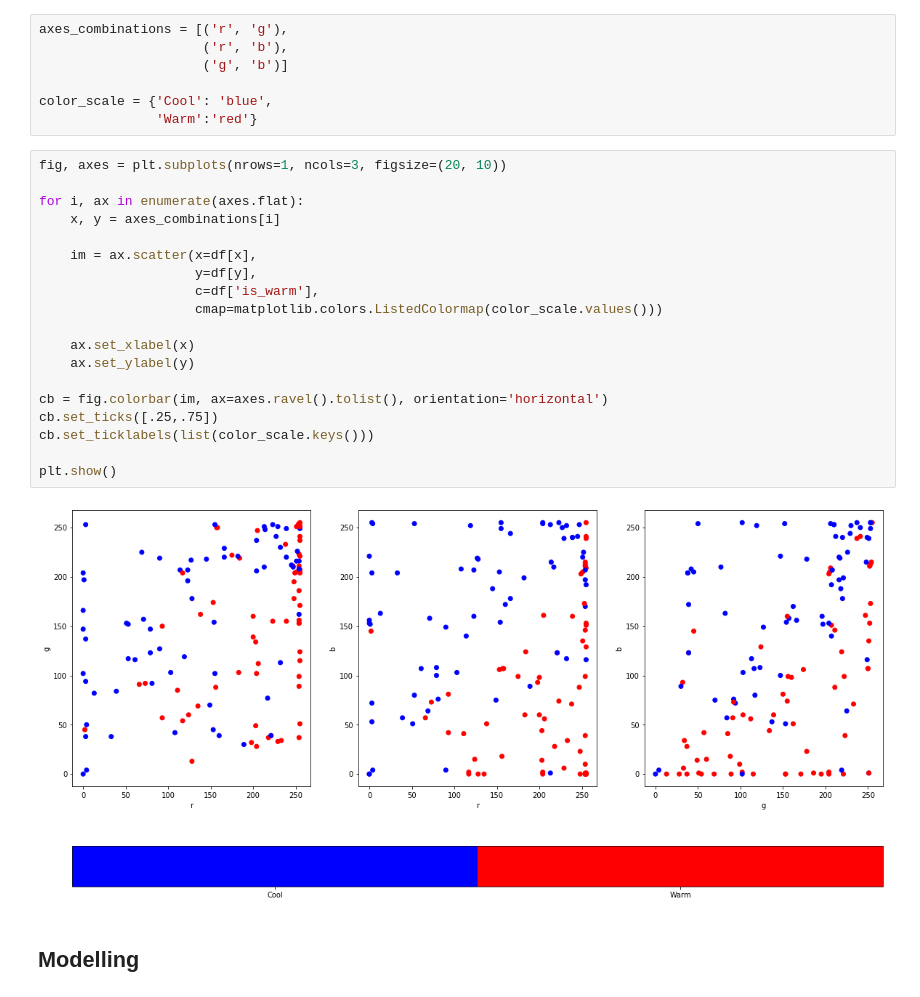
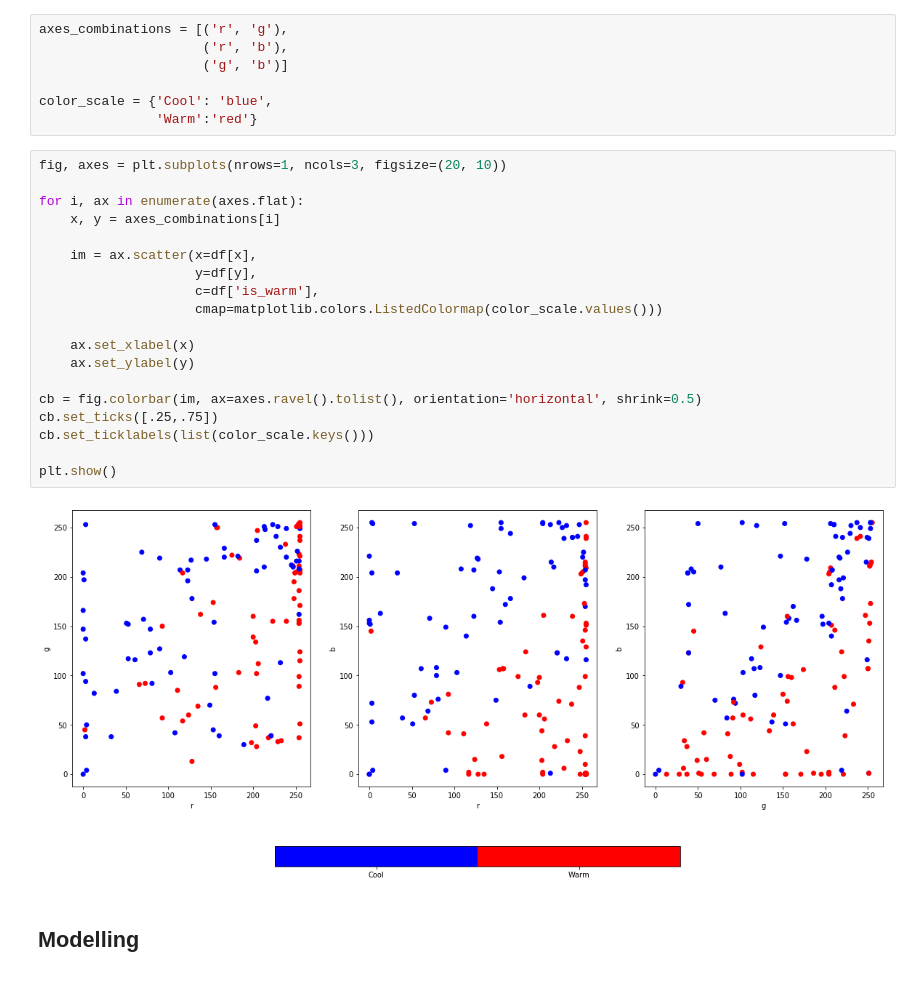
Before and after one commit to kislerdm/color_theory_app, a Jupyter notebook: server/color_type/ml/train/ml_steps.ipynb, the cells around one changed output. Drawn from its saved outputs; the diff is of its cells as text.

Commit message:
shirk the color bar of the Rvs.Gvs.B plots

```diff
--- a/server/color_type/ml/train/ml_steps.ipynb
+++ b/server/color_type/ml/train/ml_steps.ipynb
@@ -48,24 +48,24 @@ color_scale = {'Cool': 'blue',
 # %%
 fig, axes = plt.subplots(nrows=1, ncols=3, figsize=(20, 10))
 
 for i, ax in enumerate(axes.flat):
     x, y = axes_combinations[i]
 
     im = ax.scatter(x=df[x],
                     y=df[y],
                     c=df['is_warm'],
                     cmap=matplotlib.colors.ListedColormap(color_scale.values()))
 
     ax.set_xlabel(x)
     ax.set_ylabel(y)
 
-cb = fig.colorbar(im, ax=axes.ravel().tolist(), orientation='horizontal')
+cb = fig.colorbar(im, ax=axes.ravel().tolist(), orientation='horizontal', shrink=0.5)
 cb.set_ticks([.25,.75])
 cb.set_ticklabels(list(color_scale.keys()))
 
 plt.show()
 # %% [output]
-[figure, old version]
+[figure, new version]
 # %% [markdown]
 ## Modelling
 # %% [markdown]
```
